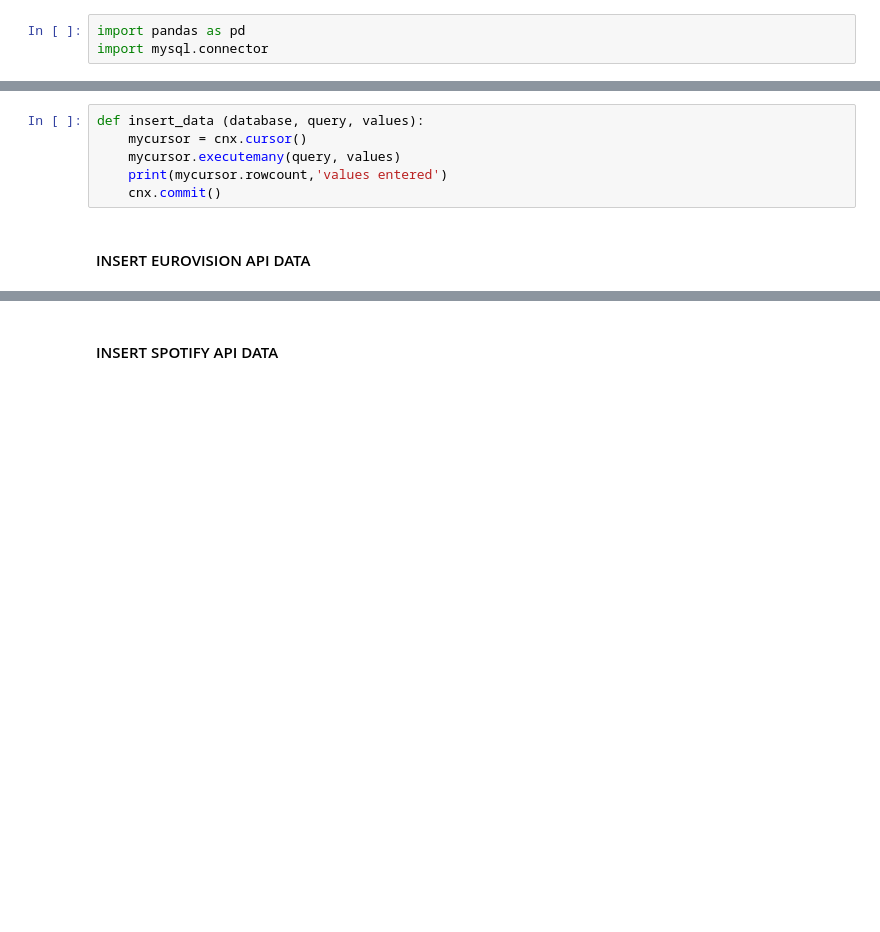
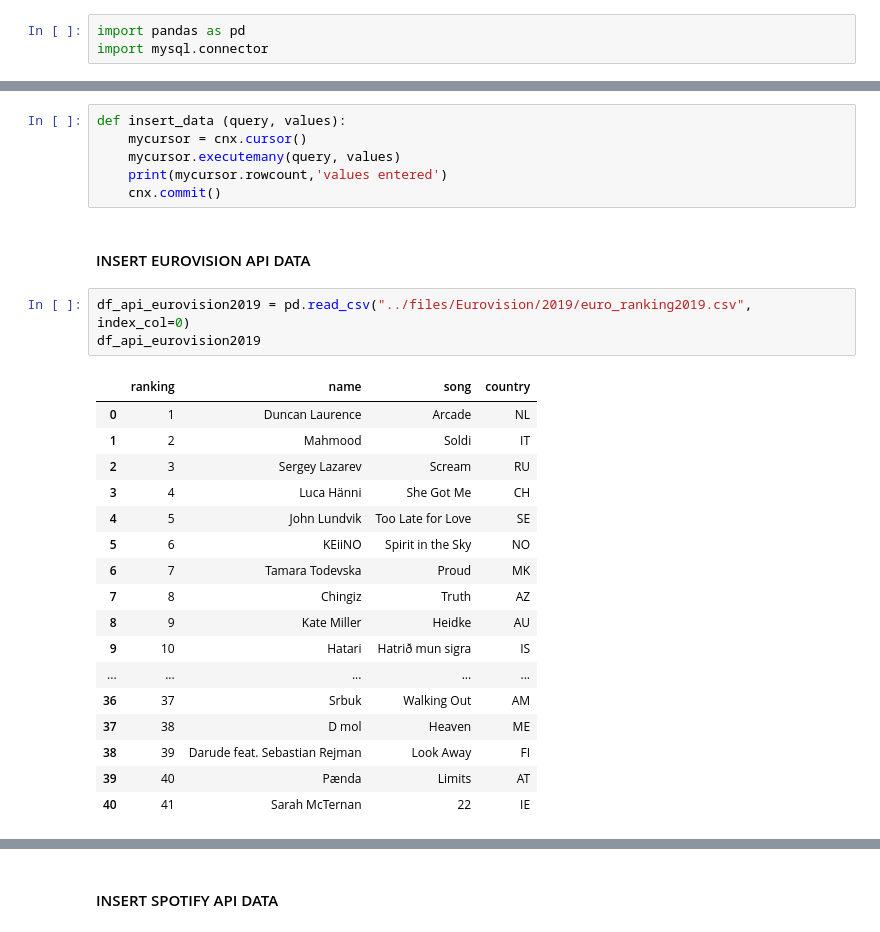
Before and after one commit to dianapgomez/pr_MusicStream_repo_interno, a Jupyter notebook: drafts-testing-notebooks/cibi-db.ipynb, the cells around one changed output, grey strips where cells are left out. Cells and saved outputs as stored; diff of their text form; blank space fills up the shorter version.

Commit message:
volcando data de las apis

```diff
--- a/drafts-testing-notebooks/cibi-db.ipynb
+++ b/drafts-testing-notebooks/cibi-db.ipynb
@@ -59,8 +75,29 @@ for k, v in dict_table_creation.items():
 # %%
-def insert_data (database, query, values):
+def insert_data (query, values):
     mycursor = cnx.cursor()
     mycursor.executemany(query, values)
     print(mycursor.rowcount,'values entered')
     cnx.commit()
 # %% [markdown]
 #### INSERT EUROVISION API DATA
+# %%
+df_api_eurovision2019 = pd.read_csv("../files/Eurovision/2019/euro_ranking2019.csv", index_col=0)
+df_api_eurovision2019
+# %% [output]
+|  | ranking | name | song | country |
+| 0 | 1 | Duncan Laurence | Arcade | NL |
+| 1 | 2 | Mahmood | Soldi | IT |
+| 2 | 3 | Sergey Lazarev | Scream | RU |
+| 3 | 4 | Luca Hänni | She Got Me | CH |
+| 4 | 5 | John Lundvik | Too Late for Love | SE |
+| 5 | 6 | KEiiNO | Spirit in the Sky | NO |
+| 6 | 7 | Tamara Todevska | Proud | MK |
+| 7 | 8 | Chingiz | Truth | AZ |
+| 8 | 9 | Kate Miller | Heidke | AU |
+| 9 | 10 | Hatari | Hatrið mun sigra | IS |
+| ... | ... | ... | ... | ... |
+| 36 | 37 | Srbuk | Walking Out | AM |
+| 37 | 38 | D mol | Heaven | ME |
+| 38 | 39 | Darude feat. Sebastian Rejman | Look Away | FI |
+| 39 | 40 | Pænda | Limits | AT |
+| 40 | 41 | Sarah McTernan | 22 | IE |
```
Also changed, not shown: parts of 18 cells of this notebook.
